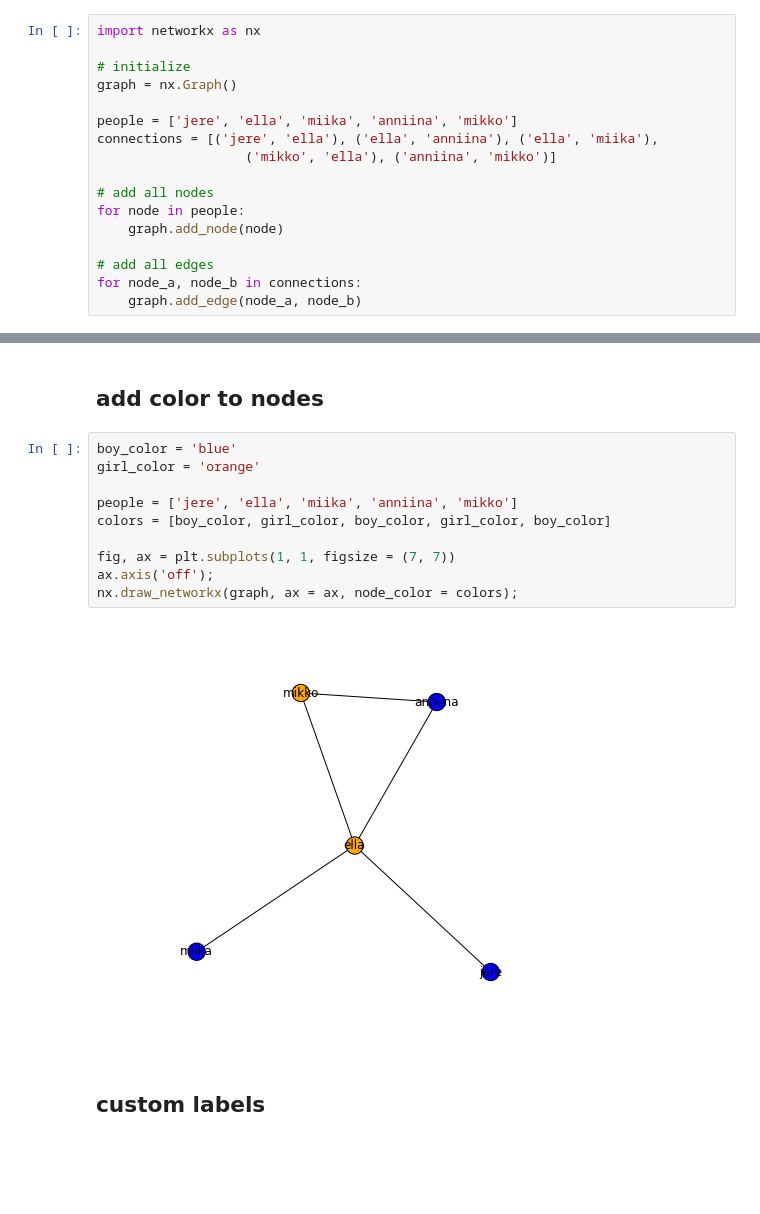
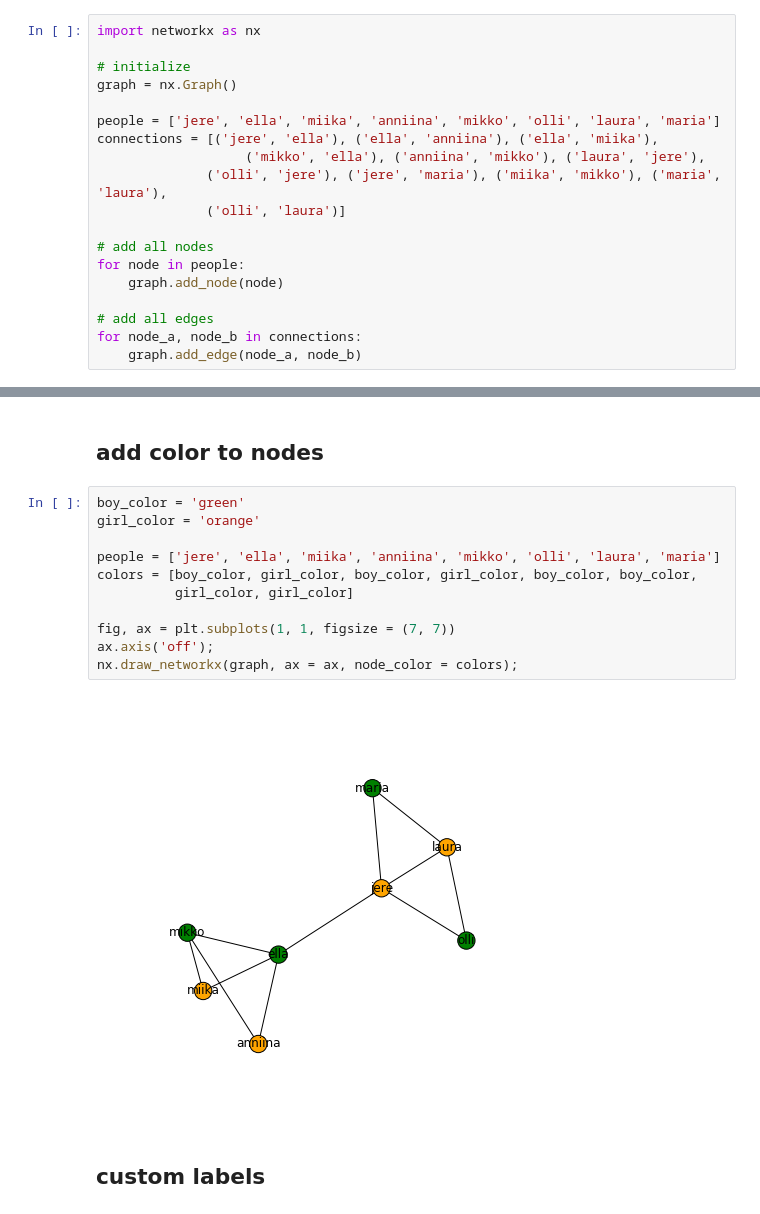
Before and after one commit to mmathioudakis/pycon2016polarization, a Jupyter notebook: networkx_twitter.ipynb, the cells around one changed output, grey strips where cells are left out. Cells and saved outputs as stored; diff of their text form; blank space fills up the shorter version.

```diff
--- a/networkx_twitter.ipynb
+++ b/networkx_twitter.ipynb
@@ -76,9 +76,11 @@ import networkx as nx
 # initialize
 graph = nx.Graph()
 
-people = ['jere', 'ella', 'miika', 'anniina', 'mikko']
+people = ['jere', 'ella', 'miika', 'anniina', 'mikko', 'olli', 'laura', 'maria']
 connections = [('jere', 'ella'), ('ella', 'anniina'), ('ella', 'miika'),
-                   ('mikko', 'ella'), ('anniina', 'mikko')]
+                   ('mikko', 'ella'), ('anniina', 'mikko'), ('laura', 'jere'),
+              ('olli', 'jere'), ('jere', 'maria'), ('miika', 'mikko'), ('maria', 'laura'),
+              ('olli', 'laura')]
 
 # add all nodes
 for node in people:
@@ -102,17 +104,18 @@ fig.savefig('img/friends.pdf', dpi = 300)
 # %% [markdown]
 ## add color to nodes
 # %%
-boy_color = 'blue'
+boy_color = 'green'
 girl_color = 'orange'
 
-people = ['jere', 'ella', 'miika', 'anniina', 'mikko']
-colors = [boy_color, girl_color, boy_color, girl_color, boy_color]
+people = ['jere', 'ella', 'miika', 'anniina', 'mikko', 'olli', 'laura', 'maria']
+colors = [boy_color, girl_color, boy_color, girl_color, boy_color, boy_color,
+          girl_color, girl_color]
 
 fig, ax = plt.subplots(1, 1, figsize = (7, 7))
 ax.axis('off');
 nx.draw_networkx(graph, ax = ax, node_color = colors);
 # %% [output]
-[figure, old version]
+[figure, new version]
 # %% [markdown]
 ## custom labels
 # %%
```
Also changed, not shown: parts of 10 cells of this notebook.
